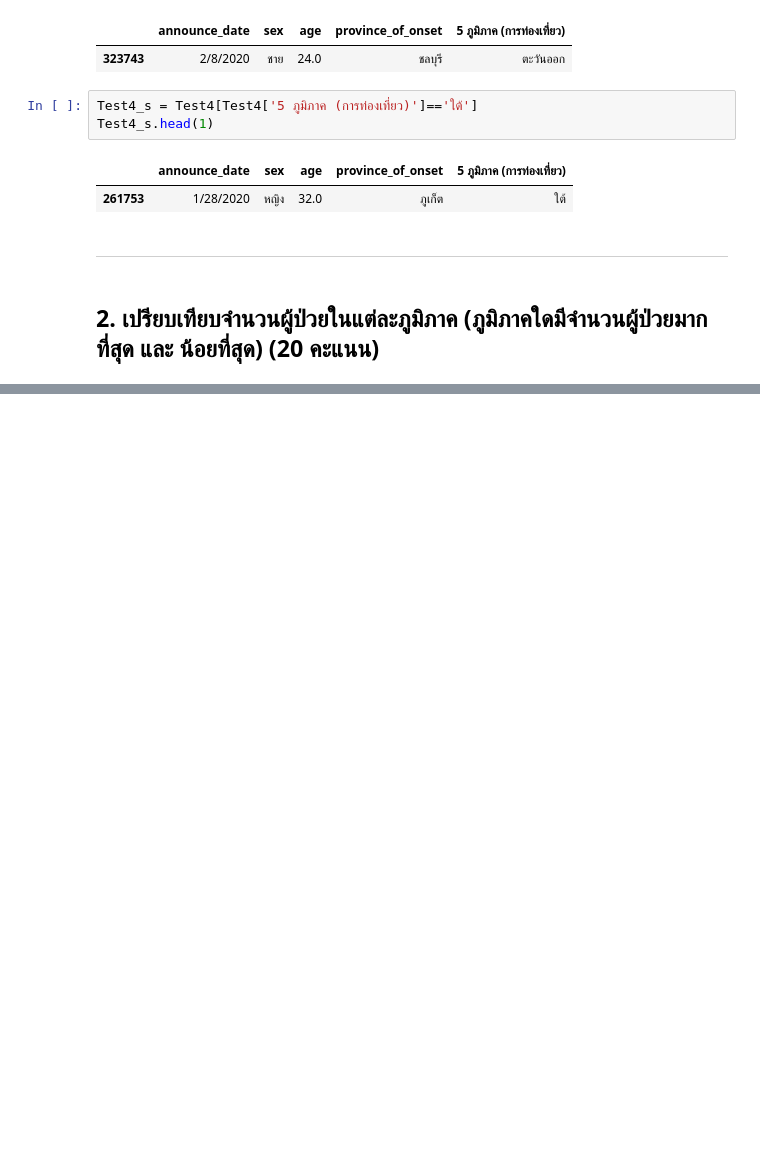
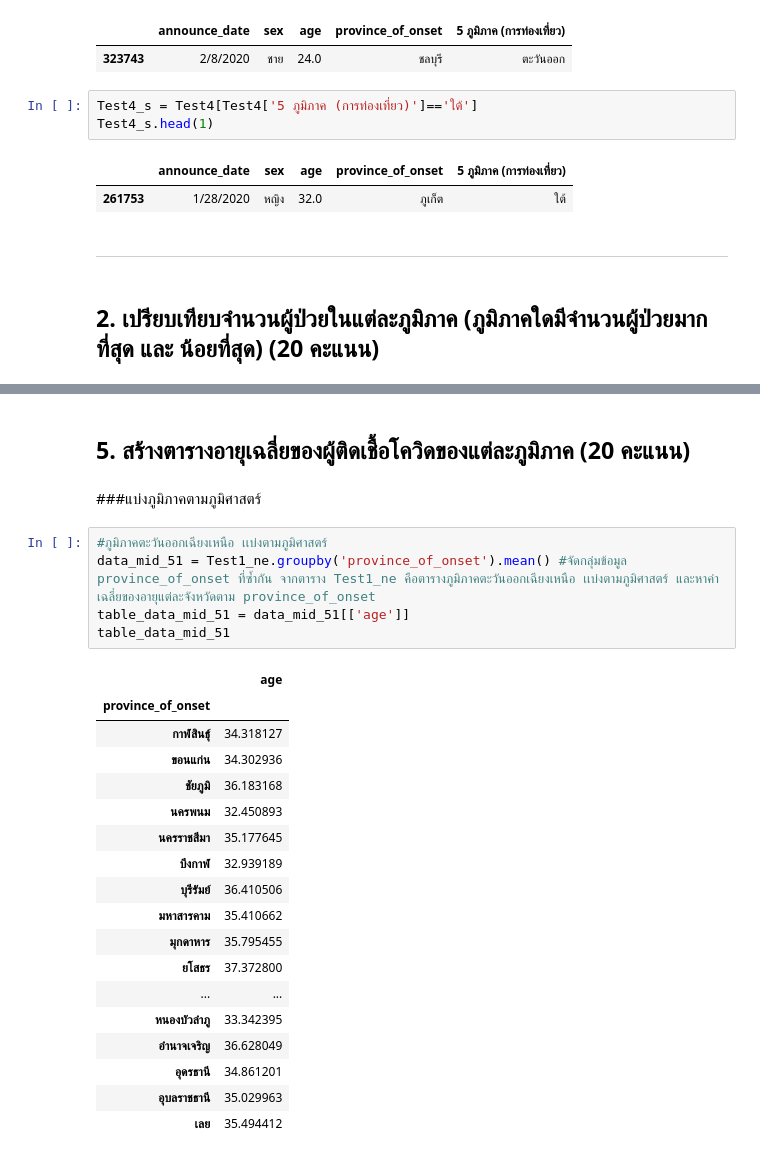
Before and after one commit to 6230204513/data_viz_2022, a Jupyter notebook: BasicPython&DataViz_midterm2022.ipynb, the cells around one changed output, grey strips where cells are left out. Drawn from its saved outputs; the diff is of its cells as text; blank space fills up the shorter version.

```diff
--- a/BasicPython&DataViz_midterm2022.ipynb
+++ b/BasicPython&DataViz_midterm2022.ipynb
@@ -344,0 +506,28 @@ Test4_s.head(1)
+# %% [markdown]
+## 5. สร้างตารางอายุเฉลี่ยของผู้ติดเชื้อโควิดของแต่ละภูมิภาค (20 คะแนน)
+# %% [markdown]
+###แบ่งภูมิภาคตามภูมิศาสตร์
+# %%
+#ภูมิภาคตะวันออกเฉียงเหนือ เเบ่งตามภูมิศาสตร์
+data_mid_51 = Test1_ne.groupby('province_of_onset').mean() #จัดกลุ่มข้อมูล province_of_onset ที่ซ้ำกัน จากตาราง Test1_ne คือตารางภูมิภาคตะวันออกเฉียงเหนือ เเบ่งตามภูมิศาสตร์ และหาค่าเฉลี่ยของอายุแต่ละจังหวัดตาม province_of_onset
+table_data_mid_51 = data_mid_51[['age']]
+table_data_mid_51
+# %% [output]
+|  | age |
+| province_of_onset |  |
+| กาฬสินธุ์ | 34.318127 |
+| ขอนแก่น | 34.302936 |
+| ชัยภูมิ | 36.183168 |
+| นครพนม | 32.450893 |
+| นครราชสีมา | 35.177645 |
+| บึงกาฬ | 32.939189 |
+| บุรีรัมย์ | 36.410506 |
+| มหาสารคาม | 35.410662 |
+| มุกดาหาร | 35.795455 |
+| ยโสธร | 37.372800 |
+| ... | ... |
+| หนองบัวลำภู | 33.342395 |
+| อำนาจเจริญ | 36.628049 |
+| อุดรธานี | 34.861201 |
+| อุบลราชธานี | 35.029963 |
+| เลย | 35.494412 |
```
Also changed, not shown: parts of 21 cells of this notebook.
